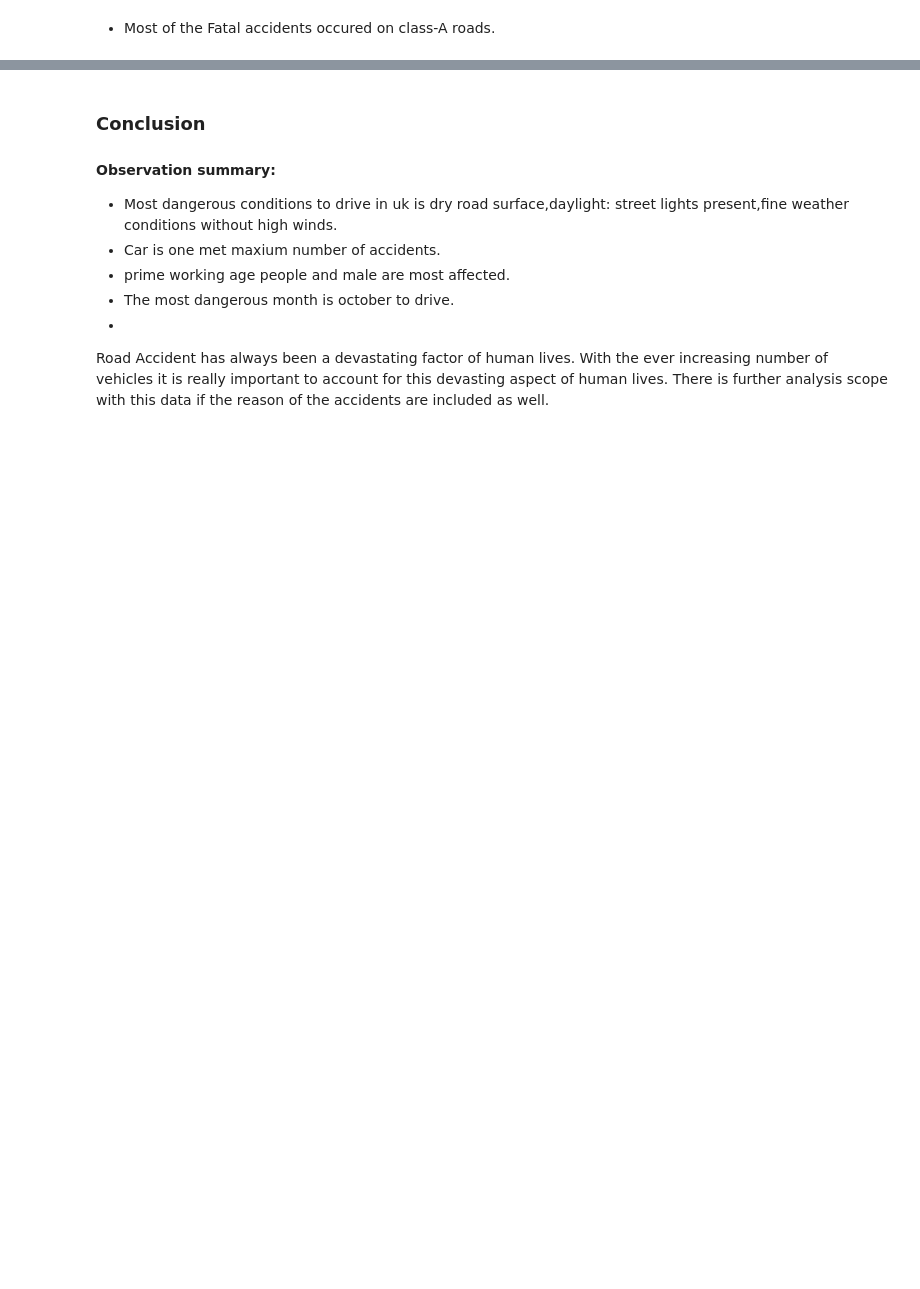
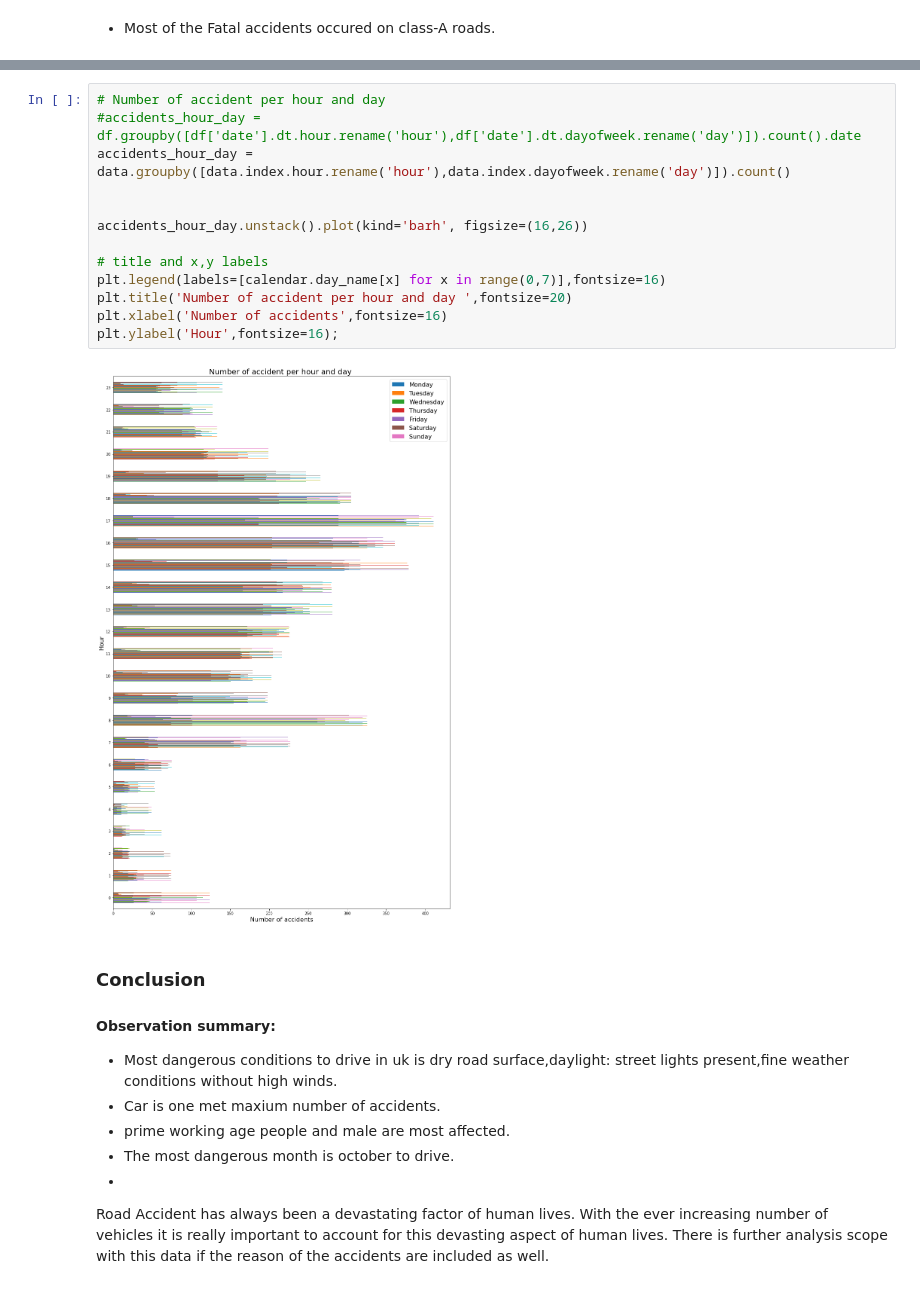
Before and after one commit to Sulochanaakki/UK_Road_Accidents_DataAnalysis, a Jupyter notebook: Road_Accident_UK_data_cleaning&analysis (1) (1).ipynb, the cells around one changed output, grey strips where cells are left out. Saved outputs shown, nothing was run; the diff lists cells and outputs as text; blank space fills up the shorter version.

```diff
--- a/Road_Accident_UK_data_cleaning&analysis (1) (1).ipynb
+++ b/Road_Accident_UK_data_cleaning&analysis (1) (1).ipynb
@@ -1341,3 +1435,18 @@ df_cas_cls_road_type.style.background_gradient(cmap='Blues')
+# %%
+# Number of accident per hour and day
+#accidents_hour_day = df.groupby([df['date'].dt.hour.rename('hour'),df['date'].dt.dayofweek.rename('day')]).count().date
+accidents_hour_day = data.groupby([data.index.hour.rename('hour'),data.index.dayofweek.rename('day')]).count()
+
+
+accidents_hour_day.unstack().plot(kind='barh', figsize=(16,26))
+
+# title and x,y labels
+plt.legend(labels=[calendar.day_name[x] for x in range(0,7)],fontsize=16)
+plt.title('Number of accident per hour and day ',fontsize=20)
+plt.xlabel('Number of accidents',fontsize=16)
+plt.ylabel('Hour',fontsize=16);
+# %% [output]
+[figure, added]
 # %% [markdown]
 ### Conclusion
 #### Observation summary:
```
Also changed, not shown: parts of 23 cells of this notebook, 1 other file.
